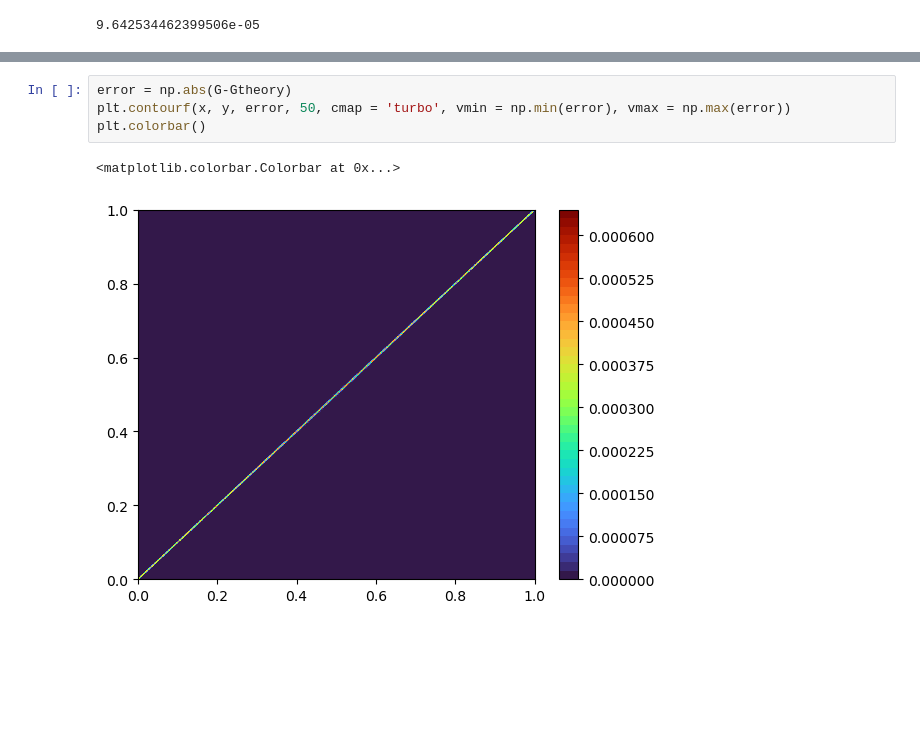
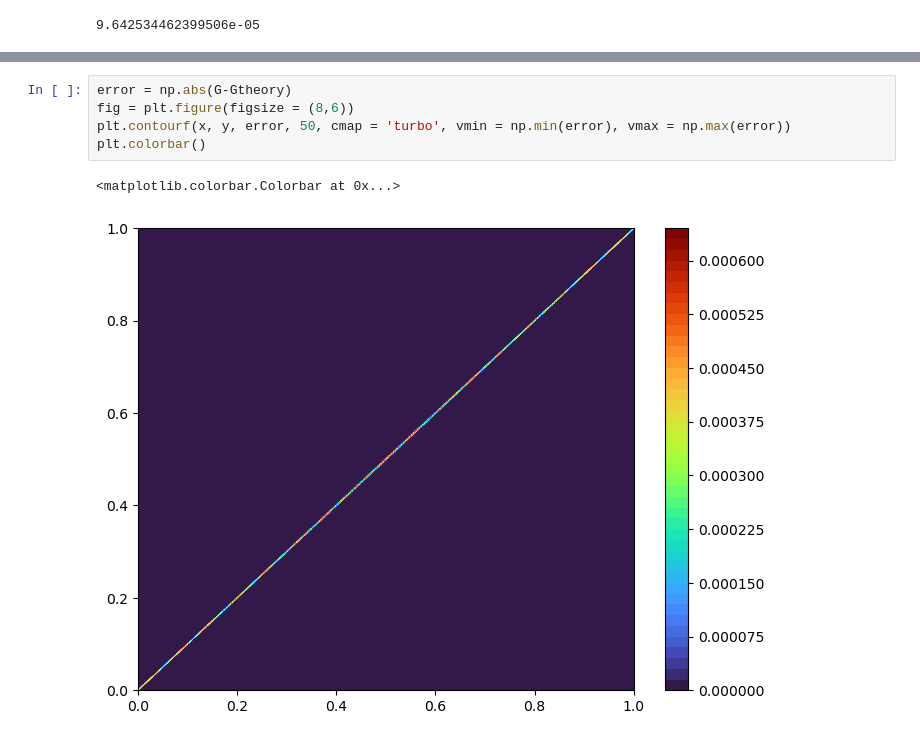
Before and after one commit to hsharsh/chebgreen, a Jupyter notebook: main/chebpy2.ipynb, the cells around one changed output, grey strips where cells are left out. Drawn from its saved outputs; the diff is of its cells as text; blank space fills up the shorter version.

```diff
--- a/main/chebpy2.ipynb
+++ b/main/chebpy2.ipynb
@@ -59,7 +60,8 @@ plt.colorbar()
 # %%
 error = np.abs(G-Gtheory)
+fig = plt.figure(figsize = (8,6))
 plt.contourf(x, y, error, 50, cmap = 'turbo', vmin = np.min(error), vmax = np.max(error))
 plt.colorbar()
 # %% [output]
 <matplotlib.colorbar.Colorbar at 0x...>
-[figure, old version]
+[figure, new version]
```
Also changed, not shown: parts of 4 cells of this notebook, 57 other files.
